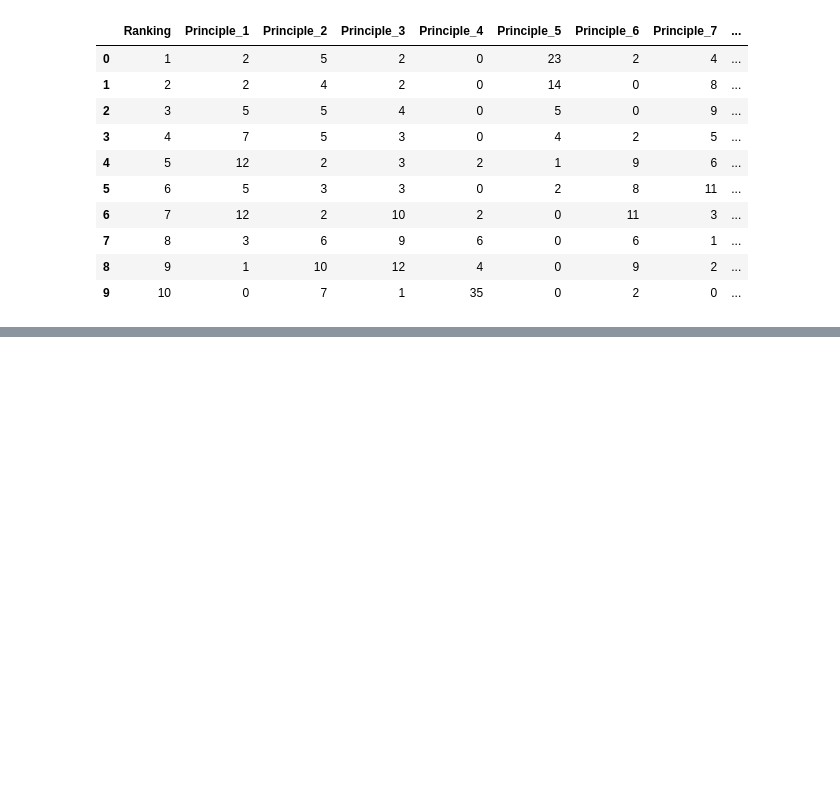
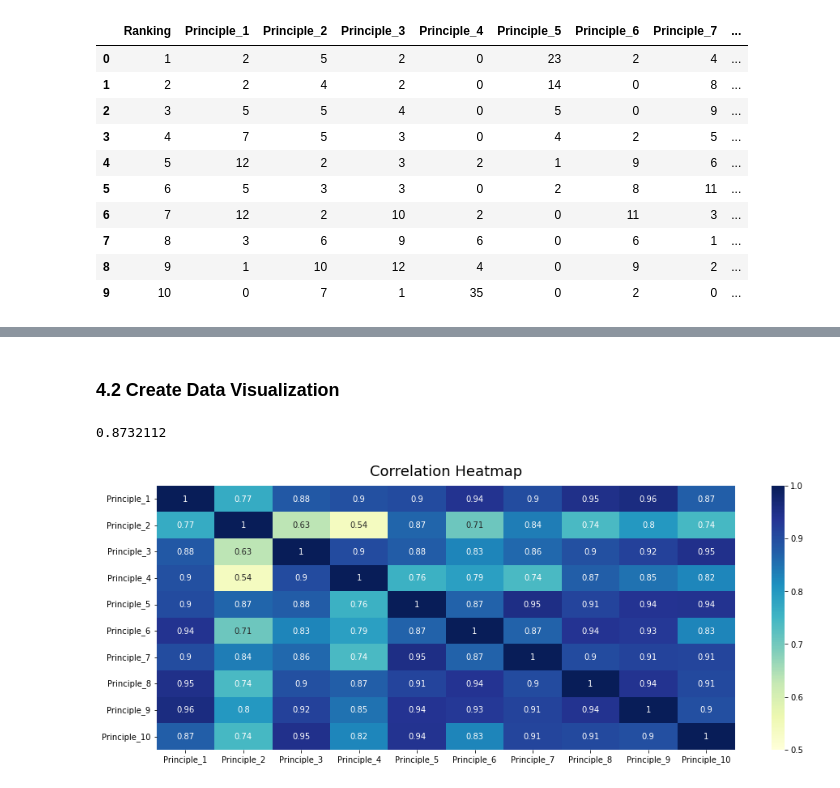
Before and after one commit to Kensuzuki95/Corporate_AI_Ethics_Guideline_Analysis, a Jupyter notebook: Result_Analysis.ipynb, the cells around one changed output, grey strips where cells are left out. Saved outputs shown, nothing was run; the diff lists cells and outputs as text; code cells hidden in the pictures; blank space fills up the shorter version.

```diff
--- a/Result_Analysis.ipynb
+++ b/Result_Analysis.ipynb
@@ -208,0 +229,3 @@ rank_all
+# %%
+results_only = results.iloc[:, 1:11]
+results_only.corr(method = 'pearson')
@@ -208,0 +256,14 @@ rank_all
+# %% [markdown]
+### 4.2 Create Data Visualization
+# %%
+lst = [0.907363, 0.763650, 0.874590, 0.817340, 0.901949, 0.869718, 0.889288, 0.906214, 0.914596, 0.887404]
+import statistics
+statistics.mean(lst)
+# %% [output]
+0.8732112
+# %%
+plt.figure(figsize=(16, 6))
+heatmap = sns.heatmap(results_only.corr(), vmin=0.5, vmax=1, annot=True, cmap='YlGnBu')
+heatmap.set_title('Correlation Heatmap', fontdict={'fontsize':18}, pad=12);
+# %% [output]
+[figure, added]
```
Also changed, not shown: parts of 13 cells of this notebook.
